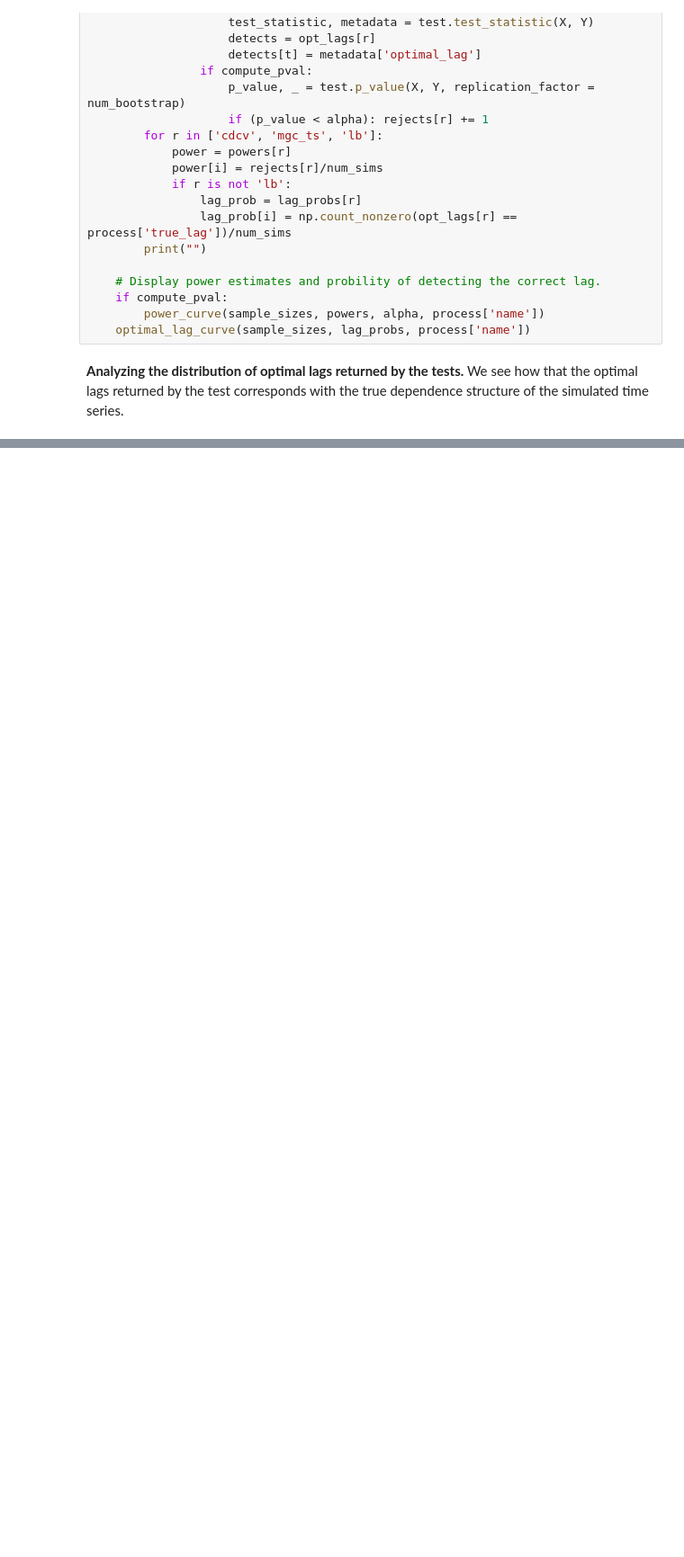
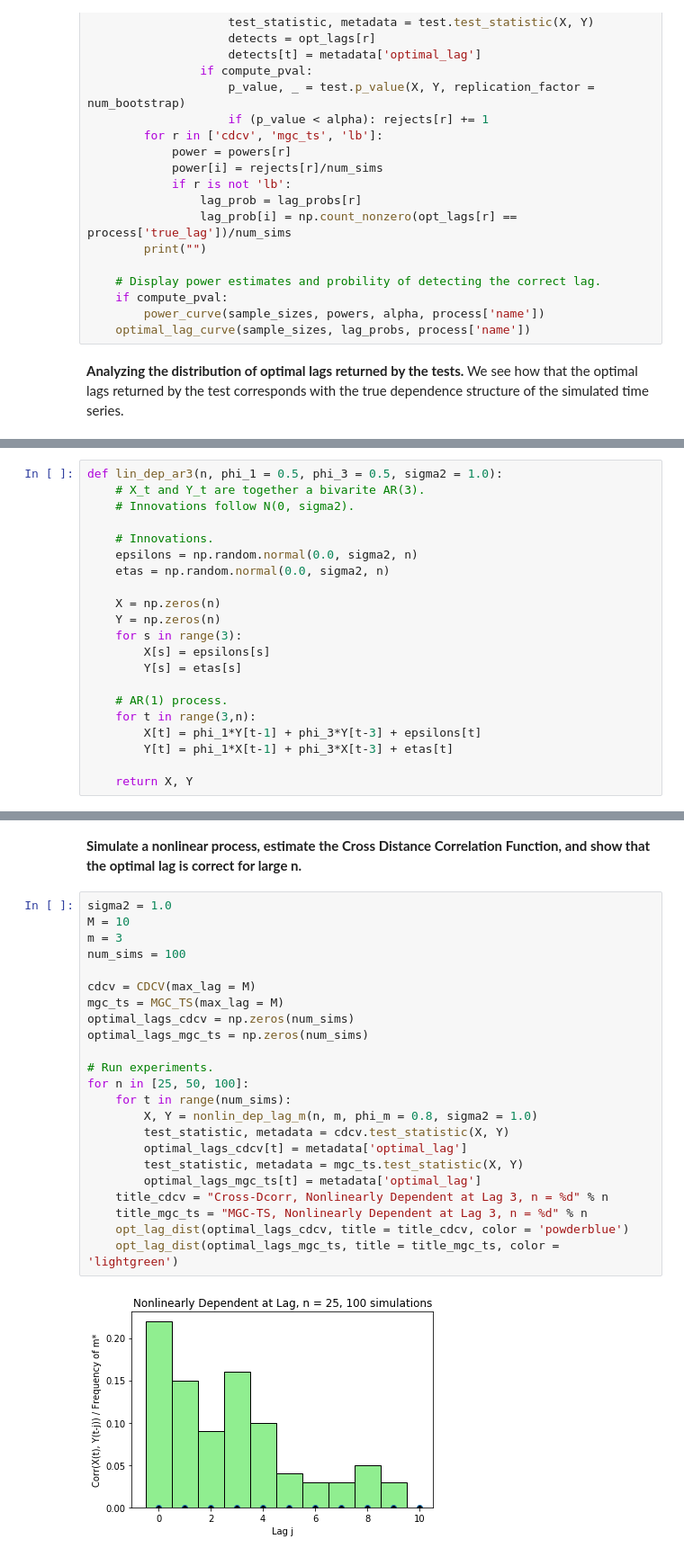
Before and after one commit to neurodata/mgcpy-old, a Jupyter notebook: demos/time-series/time-series.ipynb, the cells around one changed output, grey strips where cells are left out. Shown at 90% size. Cells and saved outputs as stored; diff of their text form; blank space fills up the shorter version.

Commit message:
Added MGC-TS to estimation of optimal lag. Publication ready figures.

```diff
--- a/demos/time-series/time-series.ipynb
+++ b/demos/time-series/time-series.ipynb
@@ -291 +320,22 @@ KeyError: 'optimal_lag'
+# %%
+def lin_dep_ar3(n, phi_1 = 0.5, phi_3 = 0.5, sigma2 = 1.0):
+    # X_t and Y_t are together a bivarite AR(3).
+    # Innovations follow N(0, sigma2).
+
+    # Innovations.
+    epsilons = np.random.normal(0.0, sigma2, n)
+    etas = np.random.normal(0.0, sigma2, n)
+
+    X = np.zeros(n)
+    Y = np.zeros(n)
+    for s in range(3):
+        X[s] = epsilons[s]
+        Y[s] = etas[s]
+
+    # AR(1) process.
+    for t in range(3,n):
+        X[t] = phi_1*Y[t-1] + phi_3*Y[t-3] + epsilons[t]
+        Y[t] = phi_1*X[t-1] + phi_3*X[t-3] + etas[t]
+
+    return X, Y
 # %%
@@ -325,0 +379,27 @@ for n in [15, 30, 100]:
+# %% [markdown]
+**Simulate a nonlinear process, estimate the Cross Distance Correlation Function, and show that the optimal lag is correct for large n.**
+# %%
+sigma2 = 1.0
+M = 10
+m = 3
+num_sims = 100
+
+cdcv = CDCV(max_lag = M)
+mgc_ts = MGC_TS(max_lag = M)
+optimal_lags_cdcv = np.zeros(num_sims)
+optimal_lags_mgc_ts = np.zeros(num_sims)
+
+# Run experiments.
+for n in [25, 50, 100]:
+    for t in range(num_sims):
+        X, Y = nonlin_dep_lag_m(n, m, phi_m = 0.8, sigma2 = 1.0)
+        test_statistic, metadata = cdcv.test_statistic(X, Y)
+        optimal_lags_cdcv[t] = metadata['optimal_lag']
+        test_statistic, metadata = mgc_ts.test_statistic(X, Y)
+        optimal_lags_mgc_ts[t] = metadata['optimal_lag']
+    title_cdcv = "Cross-Dcorr, Nonlinearly Dependent at Lag 3, n = %d" % n
+    title_mgc_ts = "MGC-TS, Nonlinearly Dependent at Lag 3, n = %d" % n
+    opt_lag_dist(optimal_lags_cdcv, title = title_cdcv, color = 'powderblue')
+    opt_lag_dist(optimal_lags_mgc_ts, title = title_mgc_ts, color = 'lightgreen')
+# %% [output]
+[figure, added]
```
Also changed, not shown: parts of 8 cells of this notebook, 21 other files.
